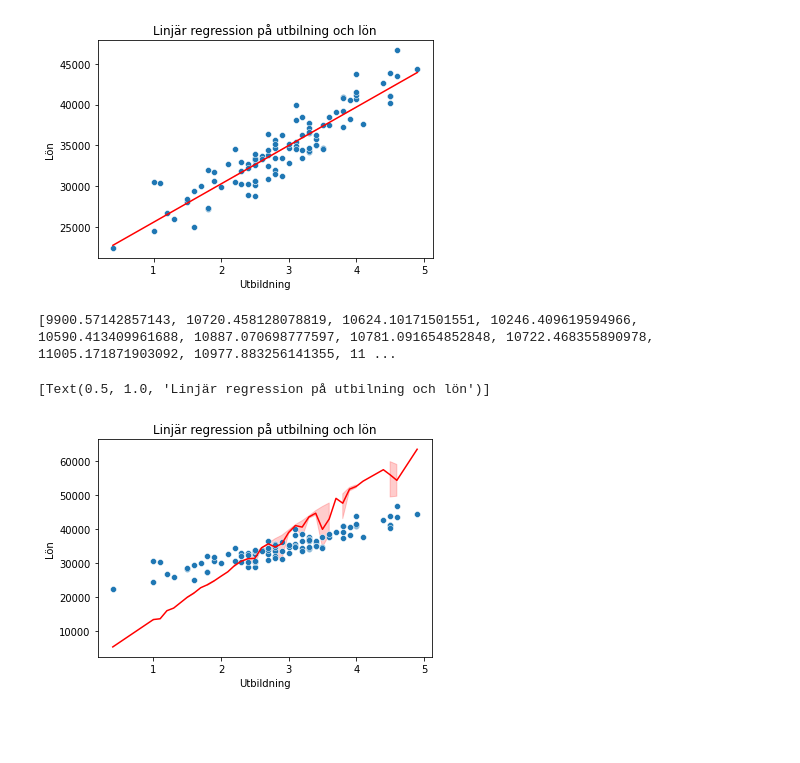
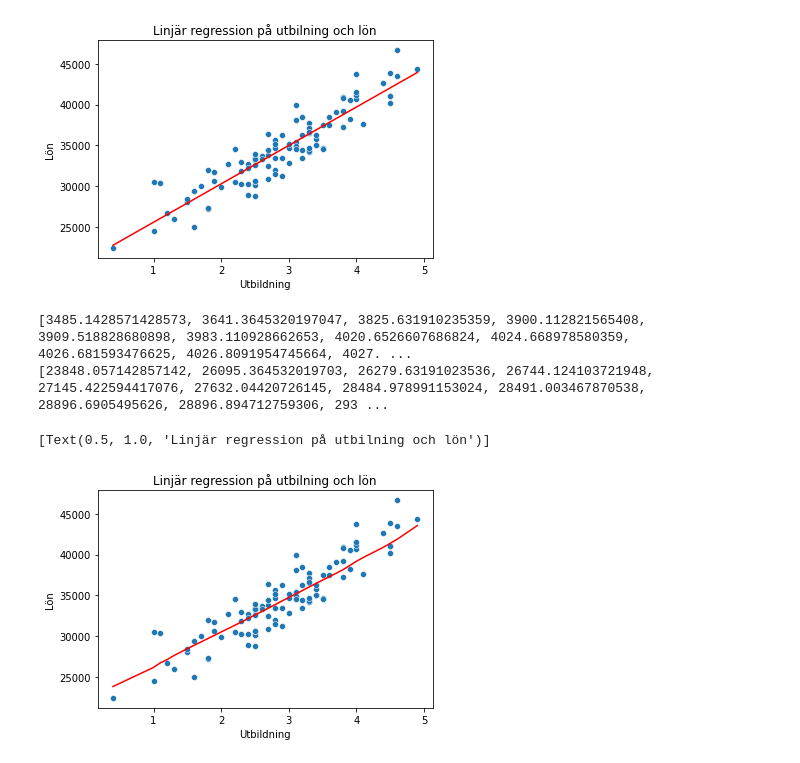
Before and after one commit to FHegardt/Databehandling_Fredrik_Hegardt, a Jupyter notebook: Explorations/Linear_Algebra.ipynb, the cells around one changed output. Saved outputs shown, nothing was run; the diff lists cells and outputs as text; code cells hidden in the pictures; blank space fills up the shorter version.

```diff
--- a/Explorations/Linear_Algebra.ipynb
+++ b/Explorations/Linear_Algebra.ipynb
@@ -79,32 +79,36 @@ ax.set(title = "Linjär regression på utbilning och lön")
 # %%
 import pandas as pd
 df = pd.read_csv("londata.csv")
 df.head()
 import seaborn as sns
 educ_time, y  = df.to_numpy()[:,0], df.to_numpy()[:,1]
 
 coofficient = 0
 coof_list = []
 y_list = []
+value_changer = min(y)
 
 for i in range(len(y)):
-    test1 = (y[i] / educ_time[i])
+    test1 = ((y[i]-value_changer) / (educ_time[i]))
     coofficient += test1
     current_coof = (coofficient/(i+1))
     coof_list.append(current_coof)
 
+coof_list.sort()
+educ_time.sort()
 print(coof_list)
 
 for i in range(len(y)):
-    y_list.append(coof_list[i]*educ_time[i])
+    y_list.append(coof_list[i]*educ_time[i]+value_changer)
 
-
+print(y_list)
 
 
 ax = sns.lineplot(x= educ_time, y = y_list, color ="red")
 ax = sns.scatterplot(data = df, x = "Utbildning", y = "Lön")
 ax.set(title = "Linjär regression på utbilning och lön")
 # %% [output]
-[9900.57142857143, 10720.458128078819, 10624.10171501551, 10246.409619594966, 10590.413409961688, 10887.070698777597, 10781.091654852848, 10722.468355890978, 11005.171871903092, 10977.883256141355, 11 ...
+[3485.1428571428573, 3641.3645320197047, 3825.631910235359, 3900.112821565408, 3909.518828680898, 3983.110928662653, 4020.6526607686824, 4024.668978580359, 4026.681593476625, 4026.8091954745664, 4027. ...
+[23848.057142857142, 26095.364532019703, 26279.63191023536, 26744.124103721948, 27145.422594417076, 27632.04420726145, 28484.978991153024, 28491.003467870538, 28896.6905495626, 28896.894712759306, 293 ...
 [Text(0.5, 1.0, 'Linjär regression på utbilning och lön')]
-[figure, old version]
+[figure, new version]
```
